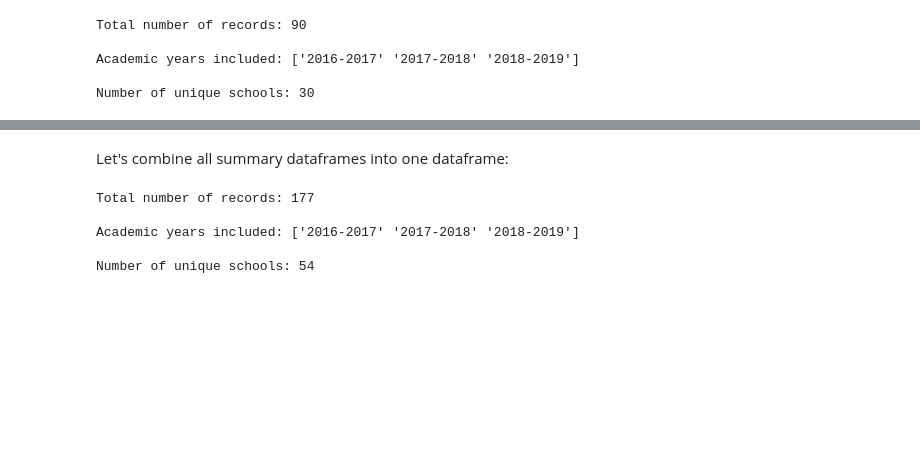
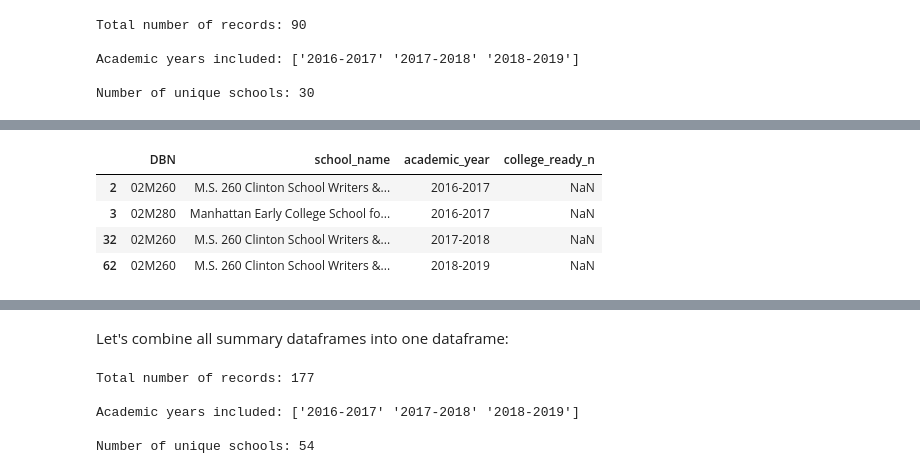
Before and after one commit to eraiken/Springboard, a Jupyter notebook: Capstone 3/1 - Data Cleaning and Wrangling.ipynb, the cells around one changed output, grey strips where cells are left out. Saved outputs shown, nothing was run; the diff lists cells and outputs as text; code cells hidden in the pictures; blank space fills up the shorter version.

Commit message:
Fixed data types
Fixed problematic data types in summary and achievement dataframes

```diff
--- a/Capstone 3/1 - Data Cleaning and Wrangling.ipynb
+++ b/Capstone 3/1 - Data Cleaning and Wrangling.ipynb
@@ -1395,3 +1515,27 @@ elem_middle_schools = (
+# %%
+# Define data types for high school achievement metrics
+hs_achievement_dtype_conversions = {
+    'achievement_score': 'float64',
+    'grad_rate_4yr': 'float64',
+    'grad_rate_6yr': 'float64',
+    'college_ready_4yr': 'float64',
+    'college_ready_6yr': 'float64',
+    'regents_english': 'float64',
+    'regents_algebra': 'float64',
+    'regents_living_env': 'float64',
+    'regents_global': 'float64',
+    'regents_us_history': 'float64',
+    'college_prep_index': 'float64',
+    'postsec_enroll_6mo': 'float64',
+    'postsec_enroll_18mo': 'float64',
+    'credits_yr1': 'float64',
+    'credits_yr2': 'float64',
+    'credits_yr3': 'float64',
+    'grad_rate_n': 'int64',
+    'regents_english_n': 'int64',
+    'college_ready_n': 'int64',
+    'attendance_90_plus_pct': 'float64'
+}
 # %%
 # For HIGH SCHOOL GRADES
 
@@ -1399,10 +1543,21 @@ hs_achievement_dfs = []
 
 # Loop through the dictionary keys
 for sheet_name, df in achievement_sheets.items():
+    # Check if this is a high school achievement sheet
     if 'hs_achievement_' in sheet_name:
+        # Extract the academic year from the sheet name
         academic_year = '20' + sheet_name.split('_')[-2] + '-20' + sheet_name.split('_')[-1]
+
+        # Select and rename columns in one step
         temp_df = df[hs_achievement_columns.keys()].rename(columns=hs_achievement_columns)
+
+        # Convert data types
+        temp_df = convert_datatypes(temp_df, hs_achievement_dtype_conversions)
+
+        # Add academic year column
         temp_df['academic_year'] = academic_year
+
+        # Append to our list
         hs_achievement_dfs.append(temp_df)
 
 # Create a dataframe of just the high school data
@@ -1420,0 +1634,10 @@ Number of unique schools: 30
+# %%
+# NaN schools for college_ready_n
+nan_schools = hs_achievement_df[hs_achievement_df['college_ready_n'].isna()][['DBN', 'school_name', 'academic_year', 'college_ready_n']]
+nan_schools
+# %% [output]
+|  | DBN | school_name | academic_year | college_ready_n |
+| 2 | 02M260 | M.S. 260 Clinton School Writers &... | 2016-2017 | NaN |
+| 3 | 02M280 | Manhattan Early College School fo... | 2016-2017 | NaN |
+| 32 | 02M260 | M.S. 260 Clinton School Writers &... | 2017-2018 | NaN |
+| 62 | 02M260 | M.S. 260 Clinton School Writers &... | 2018-2019 | NaN |
```
Also changed, not shown: parts of 20 cells of this notebook.
